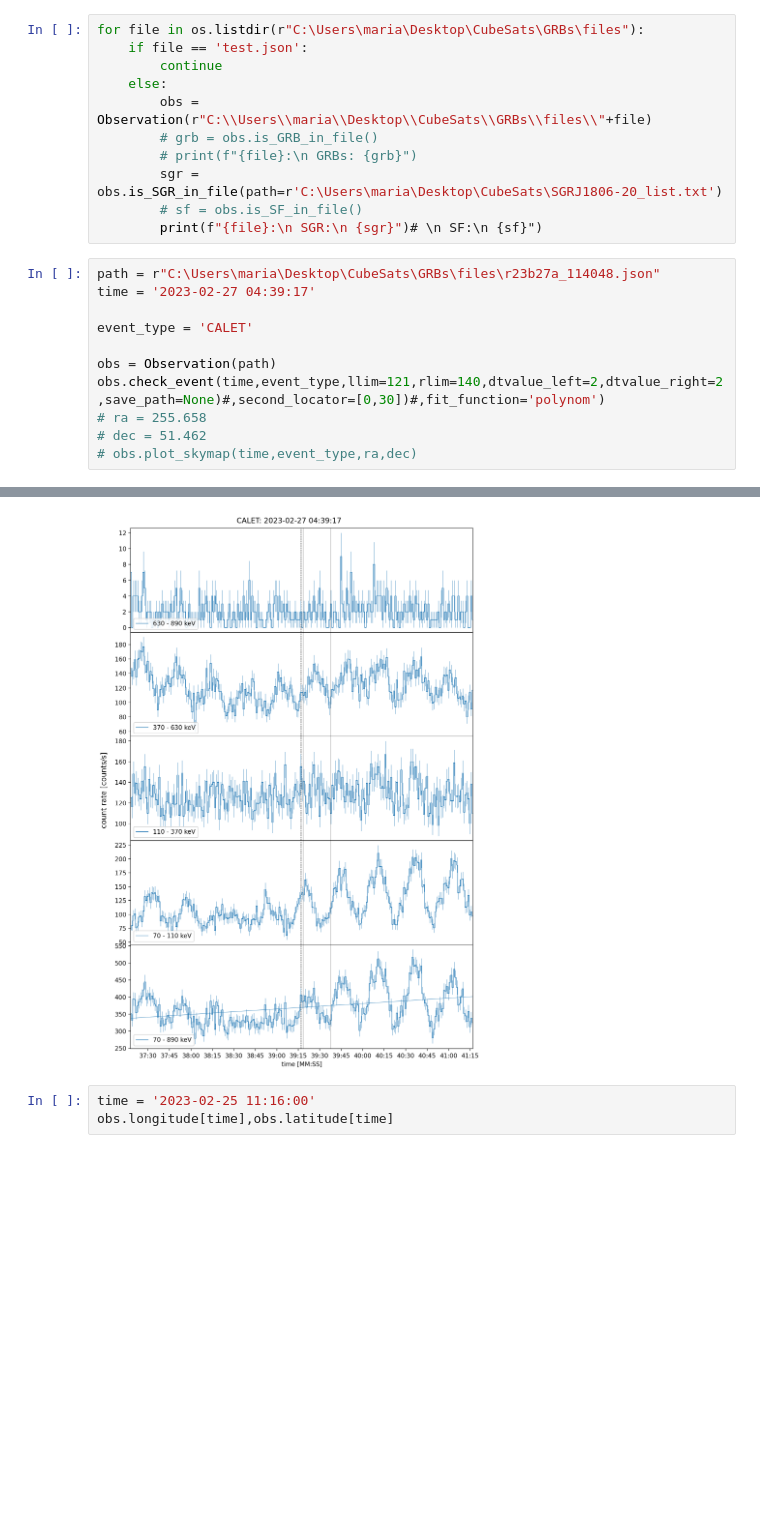
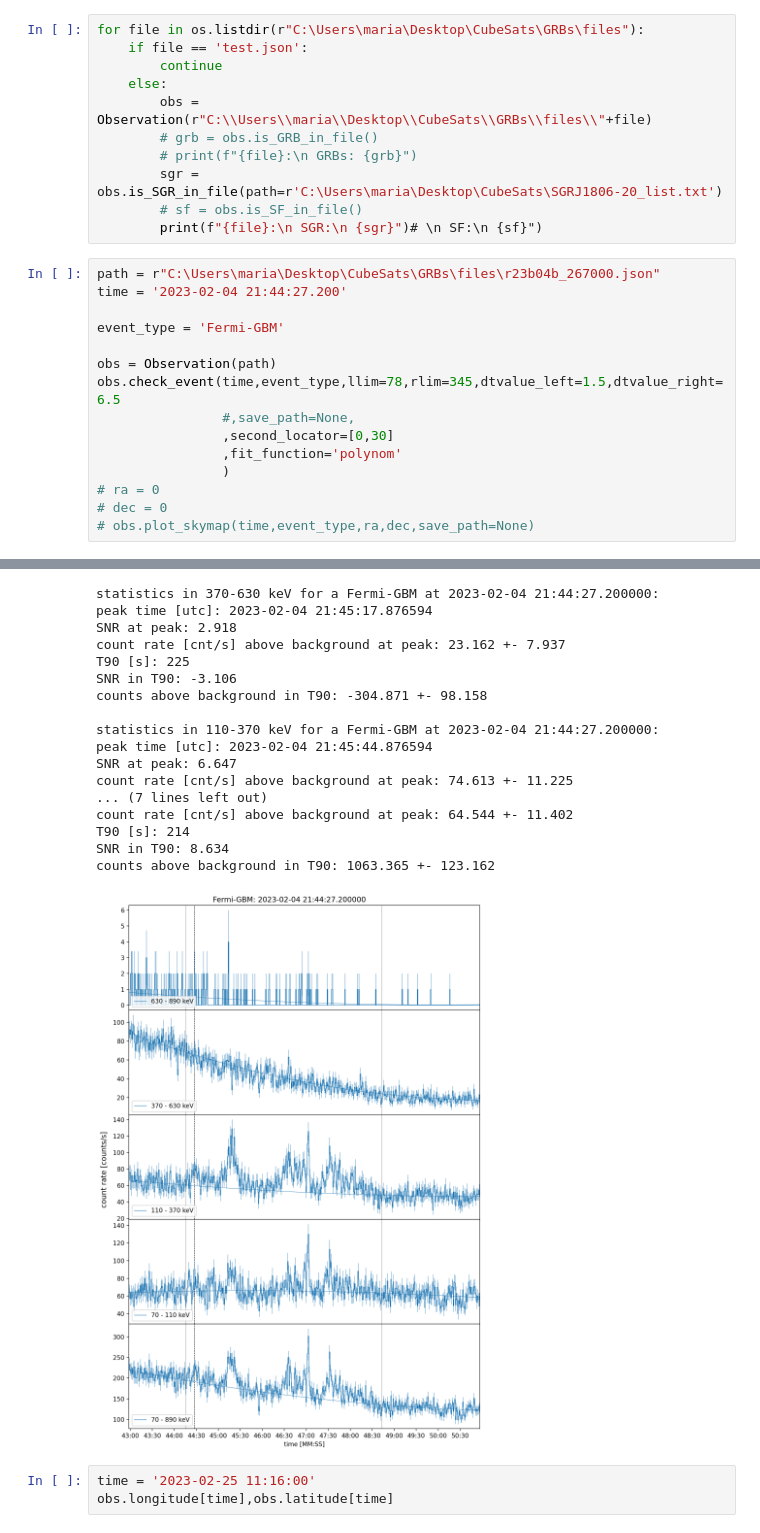
Before and after one commit to mdafcikova/grbalpha-tools, a Jupyter notebook: notebook.ipynb, the cells around one changed output, grey strips where cells are left out. Cells and saved outputs as stored; diff of their text form; blank space fills up the shorter version.

```diff
--- a/notebook.ipynb
+++ b/notebook.ipynb
@@ -65,16 +65,20 @@ for file in os.listdir(r"C:\Users\maria\Desktop\CubeSats\GRBs\files"):
         # sf = obs.is_SF_in_file()
         print(f"{file}:\n SGR:\n {sgr}")# \n SF:\n {sf}")
 # %%
-path = r"C:\Users\maria\Desktop\CubeSats\GRBs\files\r23b27a_114048.json"
-time = '2023-02-27 04:39:17'
+path = r"C:\Users\maria\Desktop\CubeSats\GRBs\files\r23b04b_267000.json"
+time = '2023-02-04 21:44:27.200'
 
-event_type = 'CALET'
+event_type = 'Fermi-GBM'
 
 obs = Observation(path)
-obs.check_event(time,event_type,llim=121,rlim=140,dtvalue_left=2,dtvalue_right=2,save_path=None)#,second_locator=[0,30])#,fit_function='polynom')
-# ra = 255.658
-# dec = 51.462
-# obs.plot_skymap(time,event_type,ra,dec)
+obs.check_event(time,event_type,llim=78,rlim=345,dtvalue_left=1.5,dtvalue_right=6.5
+                #,save_path=None,
+                ,second_locator=[0,30]
+                ,fit_function='polynom'
+                )
+# ra = 0
+# dec = 0
+# obs.plot_skymap(time,event_type,ra,dec,save_path=None)
 # %% [output]
 >>> df.resample(freq="3s", loffset="8H")
 
@@ -113,4 +134,21 @@ counts above background in T90: -173.836 +- 36.401
+statistics in 370-630 keV for a Fermi-GBM at 2023-02-04 21:44:27.200000:
+peak time [utc]: 2023-02-04 21:45:17.876594
+SNR at peak: 2.918
+count rate [cnt/s] above background at peak: 23.162 +- 7.937
+T90 [s]: 225
+SNR in T90: -3.106
+counts above background in T90: -304.871 +- 98.158
+
+statistics in 110-370 keV for a Fermi-GBM at 2023-02-04 21:44:27.200000:
+peak time [utc]: 2023-02-04 21:45:44.876594
+SNR at peak: 6.647
+count rate [cnt/s] above background at peak: 74.613 +- 11.225
+... (7 lines left out)
+count rate [cnt/s] above background at peak: 64.544 +- 11.402
+T90 [s]: 214
+SNR in T90: 8.634
+counts above background in T90: 1063.365 +- 123.162
-[figure, old version]
+[figure, new version]
 # %%
 time = '2023-02-25 11:16:00'
 obs.longitude[time],obs.latitude[time]
```
Also changed, not shown: parts of 1 cell of this notebook, 1 other file.
